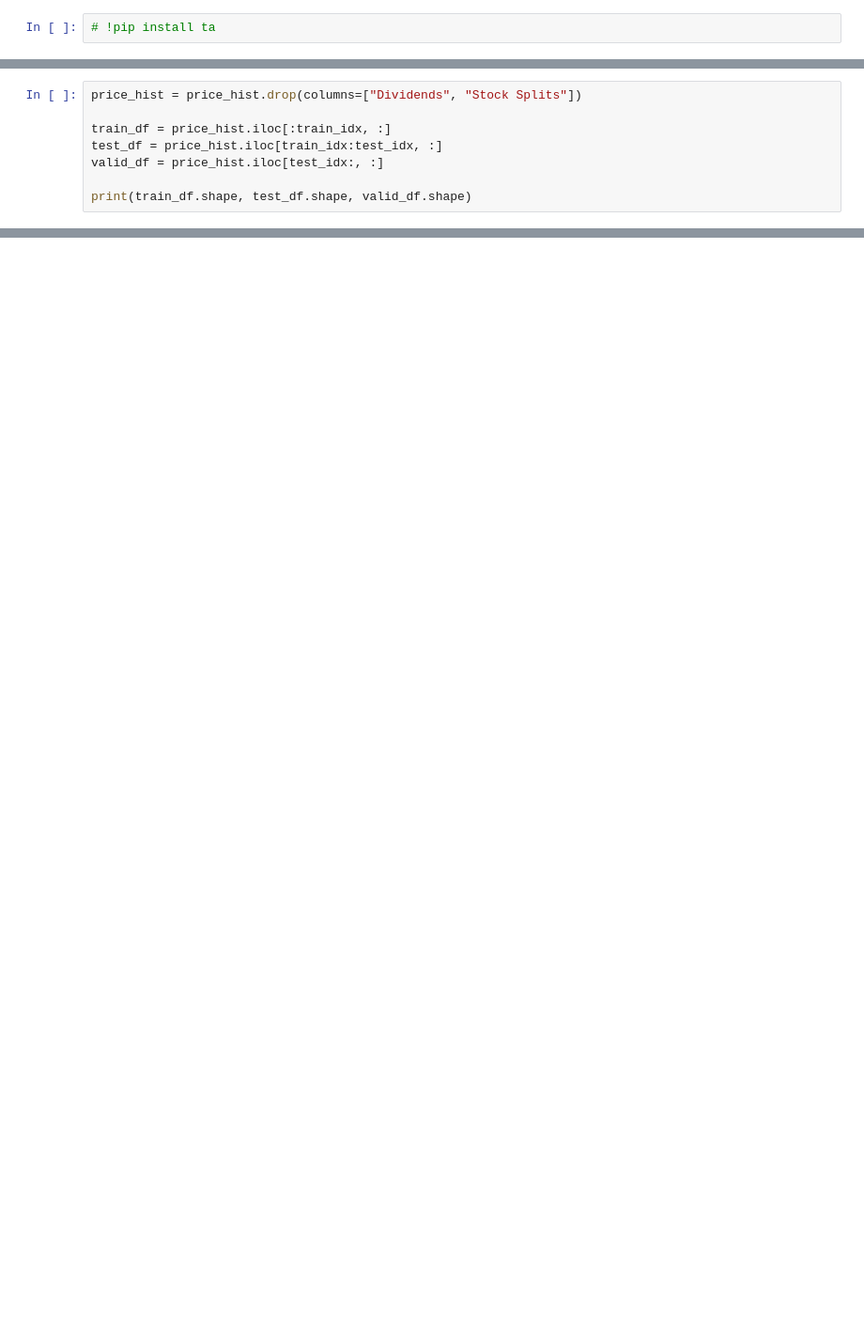
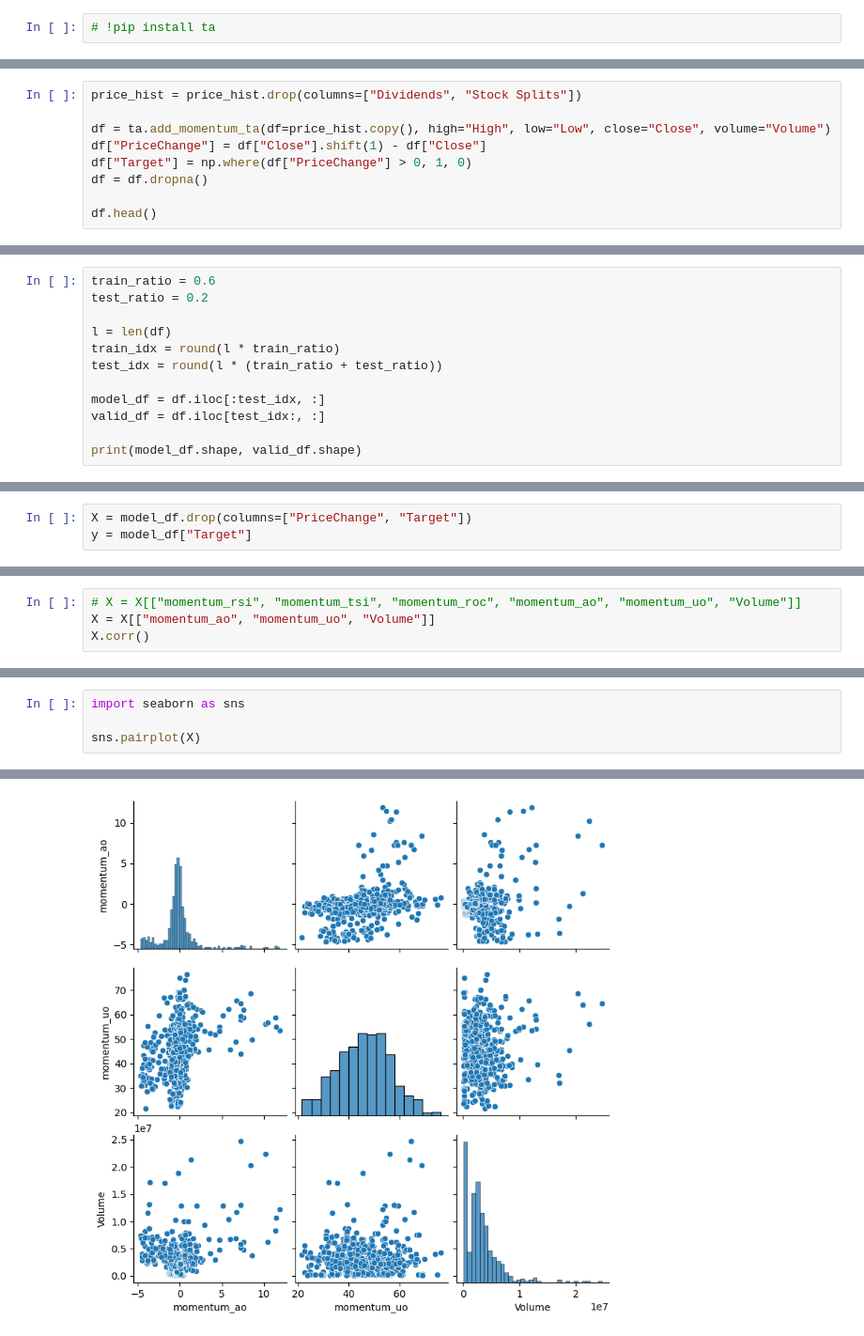
Before and after one commit to iampatricolee18/stock_er, a Jupyter notebook: IPO/Technical_Analysis_WIP.ipynb, the cells around one changed output, grey strips where cells are left out. Shown at 94% size. Saved outputs shown, nothing was run; the diff lists cells and outputs as text; blank space fills up the shorter version.

```diff
--- a/IPO/Technical_Analysis_WIP.ipynb
+++ b/IPO/Technical_Analysis_WIP.ipynb
@@ -30,9 +25,10 @@ print(train_idx, test_idx)
 # %%
 price_hist = price_hist.drop(columns=["Dividends", "Stock Splits"])
 
-train_df = price_hist.iloc[:train_idx, :]
-test_df = price_hist.iloc[train_idx:test_idx, :]
-valid_df = price_hist.iloc[test_idx:, :]
+df = ta.add_momentum_ta(df=price_hist.copy(), high="High", low="Low", close="Close", volume="Volume")
+df["PriceChange"] = df["Close"].shift(1) - df["Close"]
+df["Target"] = np.where(df["PriceChange"] > 0, 1, 0)
+df = df.dropna()
 
-print(train_df.shape, test_df.shape, valid_df.shape)
+df.head()
 # %% [output]
@@ -81,0 +43,12 @@ DecisionTreeRegressor()
+# %%
+train_ratio = 0.6
+test_ratio = 0.2
+
+l = len(df)
+train_idx = round(l * train_ratio)
+test_idx = round(l * (train_ratio + test_ratio))
+
+model_df = df.iloc[:test_idx, :]
+valid_df = df.iloc[test_idx:, :]
+
+print(model_df.shape, valid_df.shape)
@@ -81,0 +78,3 @@ DecisionTreeRegressor()
+# %%
+X = model_df.drop(columns=["PriceChange", "Target"])
+y = model_df["Target"]
@@ -81,0 +105,4 @@ DecisionTreeRegressor()
+# %%
+# X = X[["momentum_rsi", "momentum_tsi", "momentum_roc", "momentum_ao", "momentum_uo", "Volume"]]
+X = X[["momentum_ao", "momentum_uo", "Volume"]]
+X.corr()
@@ -81,0 +122,5 @@ DecisionTreeRegressor()
+# %%
+import seaborn as sns
+
+sns.pairplot(X)
+# %% [output]
@@ -81,0 +128 @@ DecisionTreeRegressor()
+[figure, added]
```
Also changed, not shown: parts of 20 cells of this notebook.
